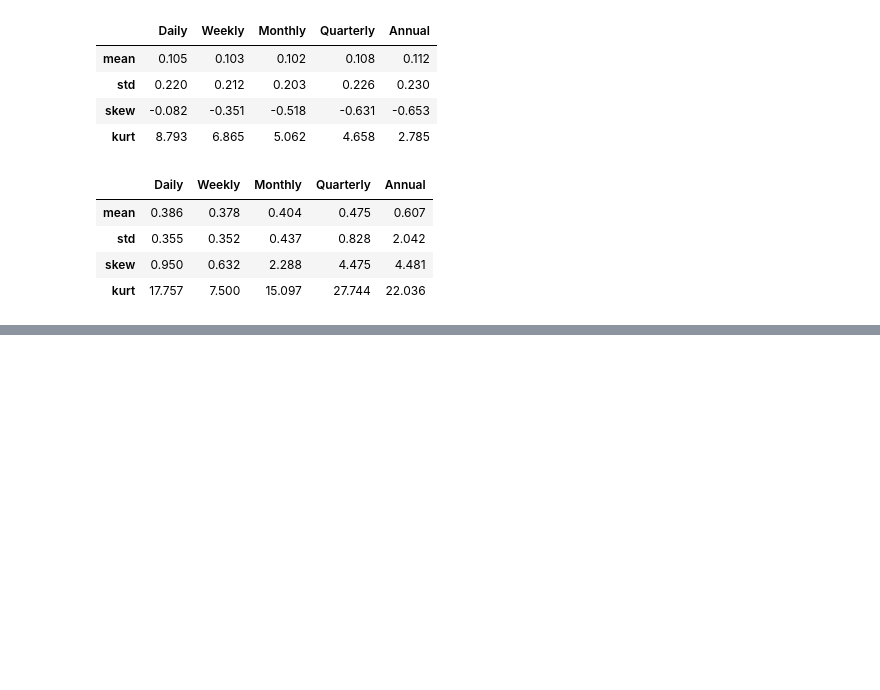
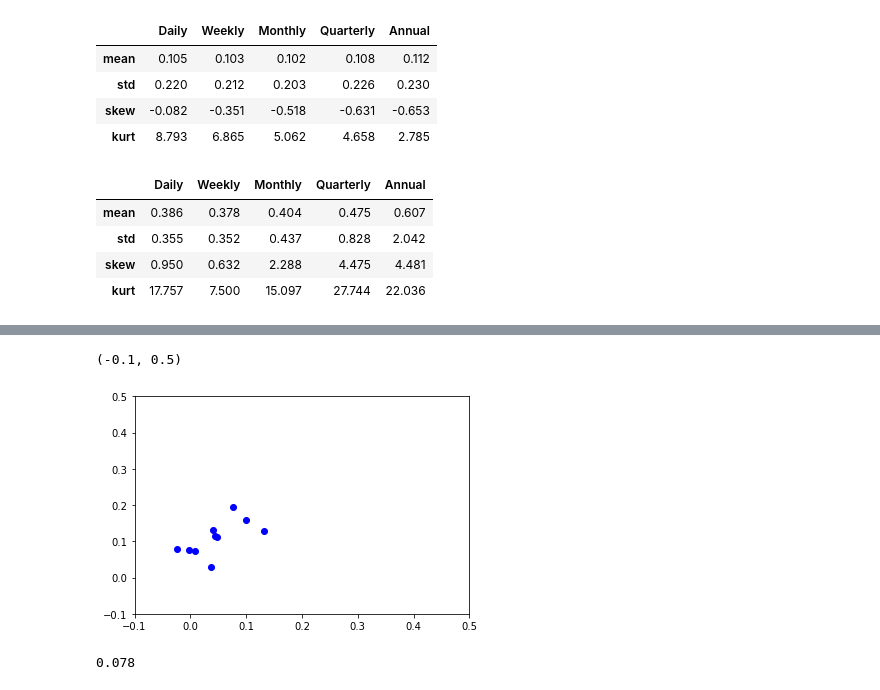
Before and after one commit to GeorgeHockey/MFE-practical-work, a Jupyter notebook: PW_2.ipynb, the cells around one changed output, grey strips where cells are left out. Cells and saved outputs as stored; diff of their text form; code cells hidden in the pictures; blank space fills up the shorter version.

```diff
--- a/PW_2.ipynb
+++ b/PW_2.ipynb
@@ -363,0 +355,22 @@ table
+# %%
+size = np.round(ff_factors_price["SMB"],3)
+size = np.round(size,3)
+size_2019 = summary_statistics(size["31/12/2009":"31/12/2019"])
+size_2019 = size_2019.drop(columns="Annual")
+size_2009 = summary_statistics(size["31/12/1999":"31/12/2009"])
+size_2009 = size_2009.drop(columns="Annual")
+size_1999 = summary_statistics(size["31/12/1989":"31/12/1999"])
+size_1999 = size_1999.drop(columns="Annual")
+size_1989 = summary_statistics(size["31/12/1979":"31/12/1989"])
+size_1989 = size_1989.drop(columns="Annual")
+# %%
+value = np.round(ff_factors_price["HML"],3)
+value = np.round(value,3)
+value_2019 = summary_statistics(value["31/12/2009":"31/12/2019"])
+value_2019 = value_2019.drop(columns="Annual")
+value_2009 = summary_statistics(value["31/12/1999":"31/12/2009"])
+value_2009 = value_2009.drop(columns="Annual")
+value_1999 = summary_statistics(value["31/12/1989":"31/12/1999"])
+value_1999 = value_1999.drop(columns="Annual")
+value_1989 = summary_statistics(value["31/12/1979":"31/12/1989"])
+value_1989 = value_1989.drop(columns="Annual")
@@ -363,0 +483,27 @@ table
+# %%
+
+
+ax = plt.gca()
+
+ax.scatter([HK_GBP_2019["Monthly"]["mean"]], [HK_GBP_2019["Monthly"]["std"]], color="b")
+ax.scatter([peso_dollar_2019["Monthly"]["mean"]], [peso_dollar_2019["Monthly"]["std"]], color="b")
+ax.scatter([DAX_2019["Monthly"]["mean"]], [DAX_2019["Monthly"]["std"]], color="b")
+ax.scatter([BSVP_2019["Monthly"]["mean"]], [BSVP_2019["Monthly"]["std"]], color="b")
+ax.scatter([KS11_2019["Monthly"]["mean"]], [KS11_2019["Monthly"]["std"]], color="b")
+ax.scatter([VBTLX_2019["Monthly"]["mean"]], [VBTLX_2019["Monthly"]["std"]], color="b")
+ax.scatter([mom_2019["Monthly"]["mean"]], [mom_2019["Monthly"]["std"]], color="b")
+ax.scatter([value_2019["Monthly"]["mean"]], [value_2019["Monthly"]["std"]], color="b")
+ax.scatter([size_2019["Monthly"]["mean"]], [size_2019["Monthly"]["std"]], color="b")
+ax.scatter([market_2019["Monthly"]["mean"]], [market_2019["Monthly"]["std"]], color="b")
+
+x_2019 = np.array([HK_GBP_2019["Monthly"]["mean"],peso_dollar_2019["Monthly"]["mean"],DAX_2019["Monthly"]["mean"],BSVP_2019["Monthly"]["mean"],KS11_2019["Monthly"]["mean"],VBTLX_2019["Monthly"]["mean"],mom_2019["Monthly"]["mean"],value_2019["Monthly"]["mean"],size_2019["Monthly"]["mean"],market_2019["Monthly"]["mean"]])
+
+plt.xlim(-0.1, 0.5)
+plt.ylim(-0.1, 0.50)
+# %% [output]
+(-0.1, 0.5)
+[figure, added]
+# %%
+a["Monthly"]["std"]
+# %% [output]
+0.078
```
Also changed, not shown: parts of 61 cells of this notebook, 8 other files.
